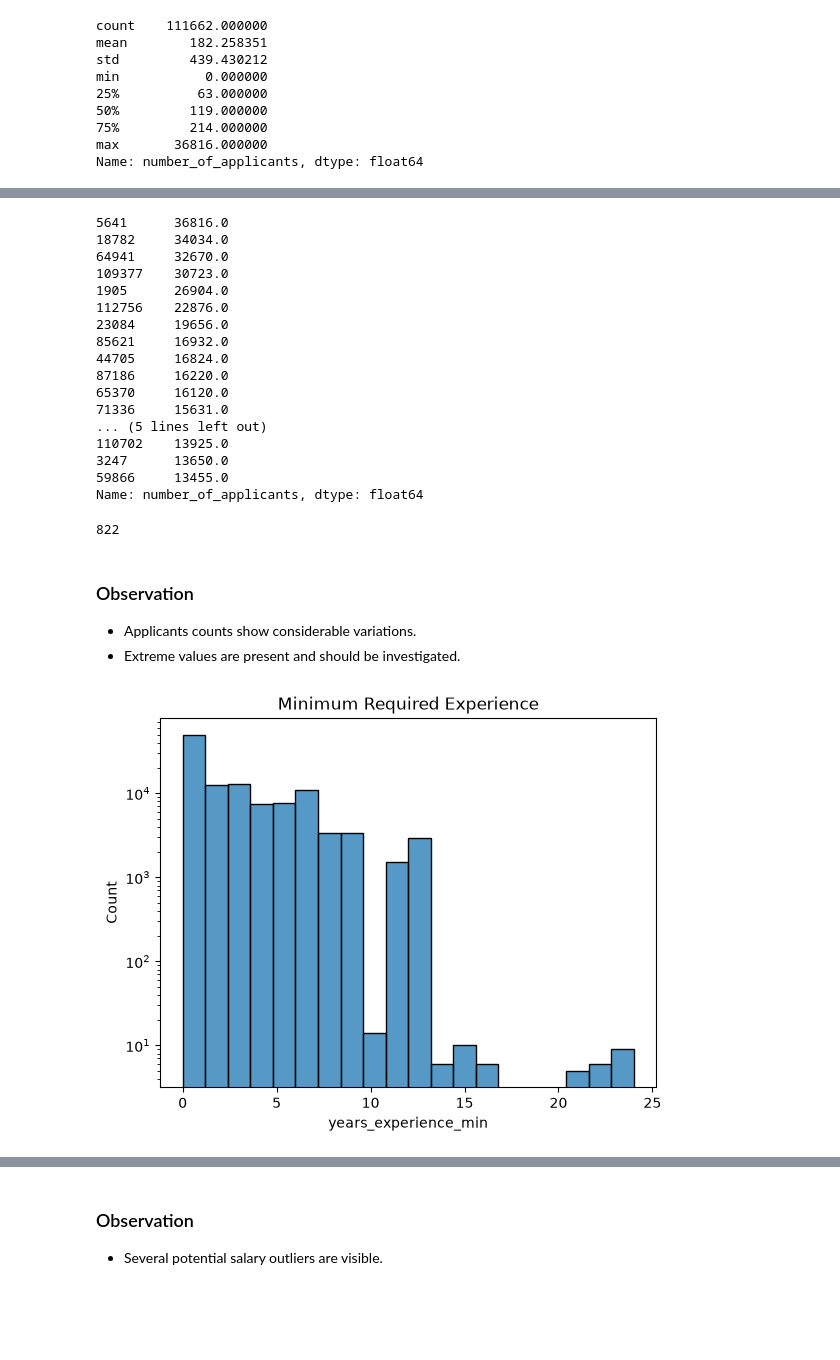
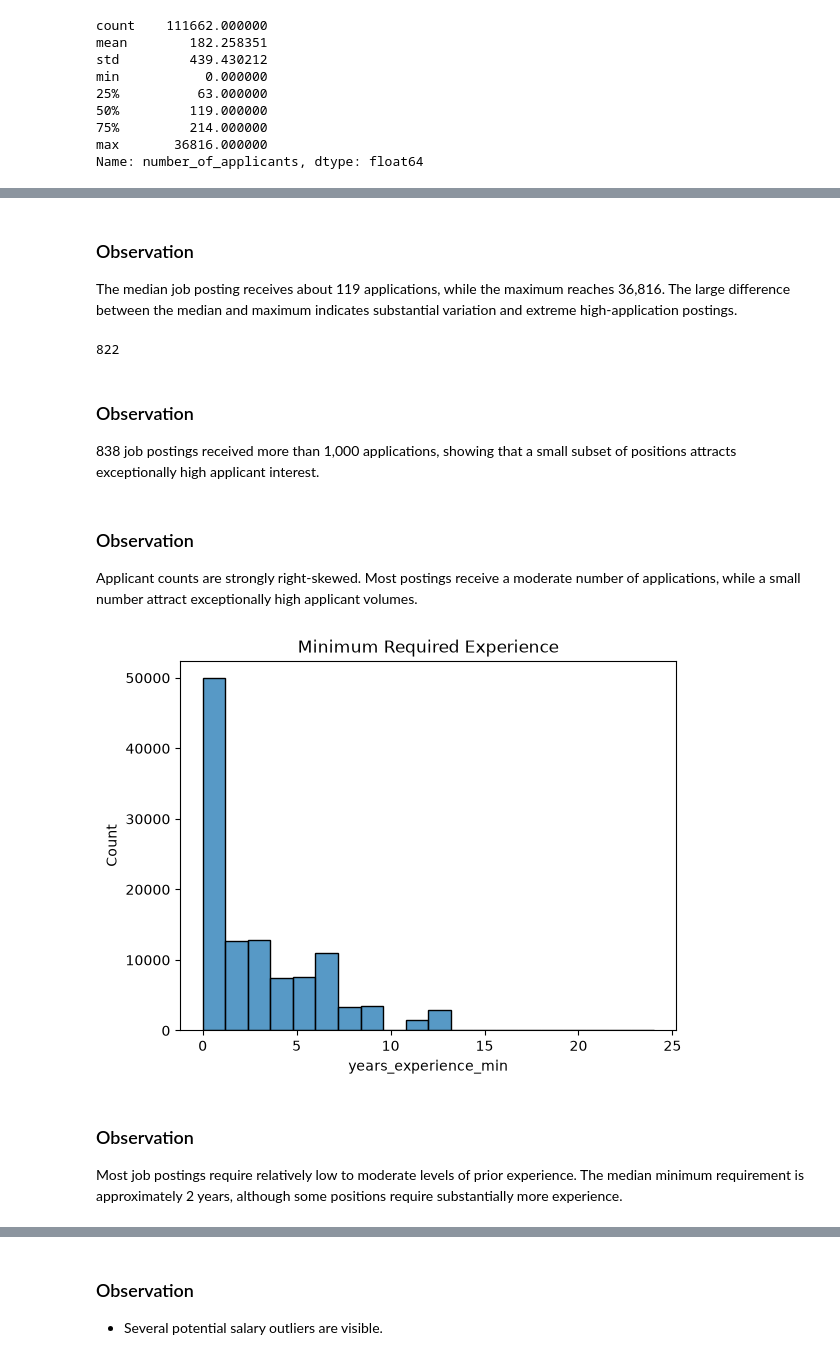
Before and after one commit to adityasaini-devx/Task_01, a Jupyter notebook: EDA_Tech_Job_Market.ipynb, the cells around one changed output, grey strips where cells are left out. Cells and saved outputs as stored; diff of their text form; code cells hidden in the pictures; blank space fills up the shorter version.

```diff
--- a/EDA_Tech_Job_Market.ipynb
+++ b/EDA_Tech_Job_Market.ipynb
@@ -277,37 +351,39 @@ print((df["number_of_applicants"] < 0).sum())
-# %%
-print(df["number_of_applicants"].nlargest(20))
-# %% [output]
-5641      36816.0
-18782     34034.0
-64941     32670.0
-109377    30723.0
-1905      26904.0
-112756    22876.0
-23084     19656.0
-85621     16932.0
-44705     16824.0
-87186     16220.0
-65370     16120.0
-71336     15631.0
-... (5 lines left out)
-110702    13925.0
-3247      13650.0
-59866     13455.0
-Name: number_of_applicants, dtype: float64
+# %% [markdown]
+### Observation
+
+The median job posting receives about 119 applications,
+while the maximum reaches 36,816. The large difference
+between the median and maximum indicates substantial
+variation and extreme high-application postings.
 # %%
 print((df["number_of_applicants"] > 1000).sum())
 # %% [output]
 822
+# %% [markdown]
+### Observation
+
+838 job postings received more than 1,000 applications,
+showing that a small subset of positions attracts exceptionally
+high applicant interest.
 # %% [markdown]
 ### Observation
-- Applicants counts show considerable variations.
-- Extreme values are present and should be investigated.
+
+Applicant counts are strongly right-skewed. Most postings
+receive a moderate number of applications, while a small
+number attract exceptionally high applicant volumes.
 # %%
-sns.histplot(df["years_experience_min"], bins=20, log=True )
+sns.histplot(df["years_experience_min"], bins=20 )
 plt.title("Minimum Required Experience")
 plt.show()
 # %% [output]
-[figure, old version]
+[figure, new version]
+# %% [markdown]
+### Observation
+
+Most job postings require relatively low to moderate
+levels of prior experience. The median minimum requirement
+is approximately 2 years, although some positions require
+substantially more experience.
 # %%
 df["salary_min_usd"] = pd.to_numeric(df["salary_min_usd"], errors="coerce")
 df["salary_max_usd"] = pd.to_numeric(df["salary_max_usd"], errors="coerce")
```
Also changed, not shown: parts of 64 cells of this notebook.
